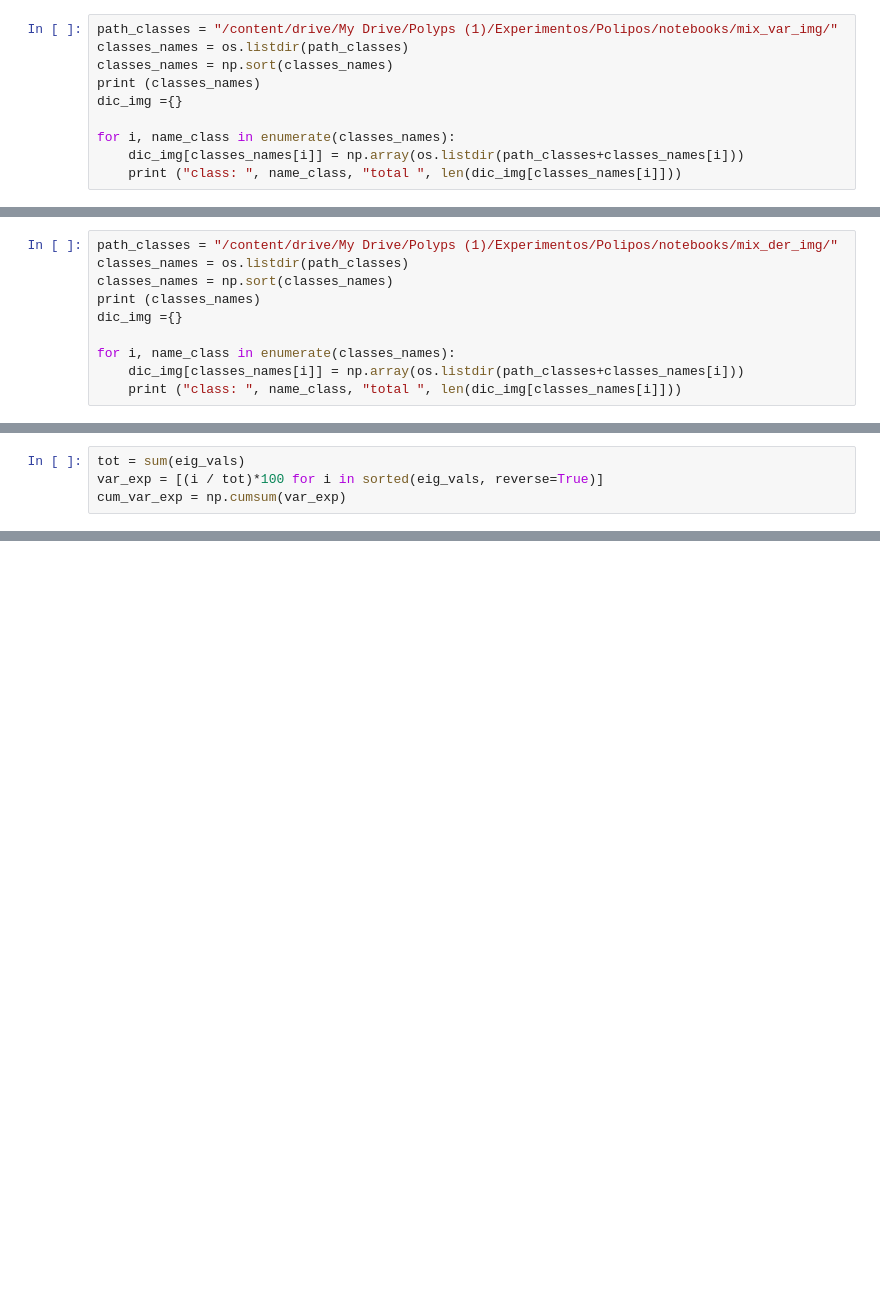
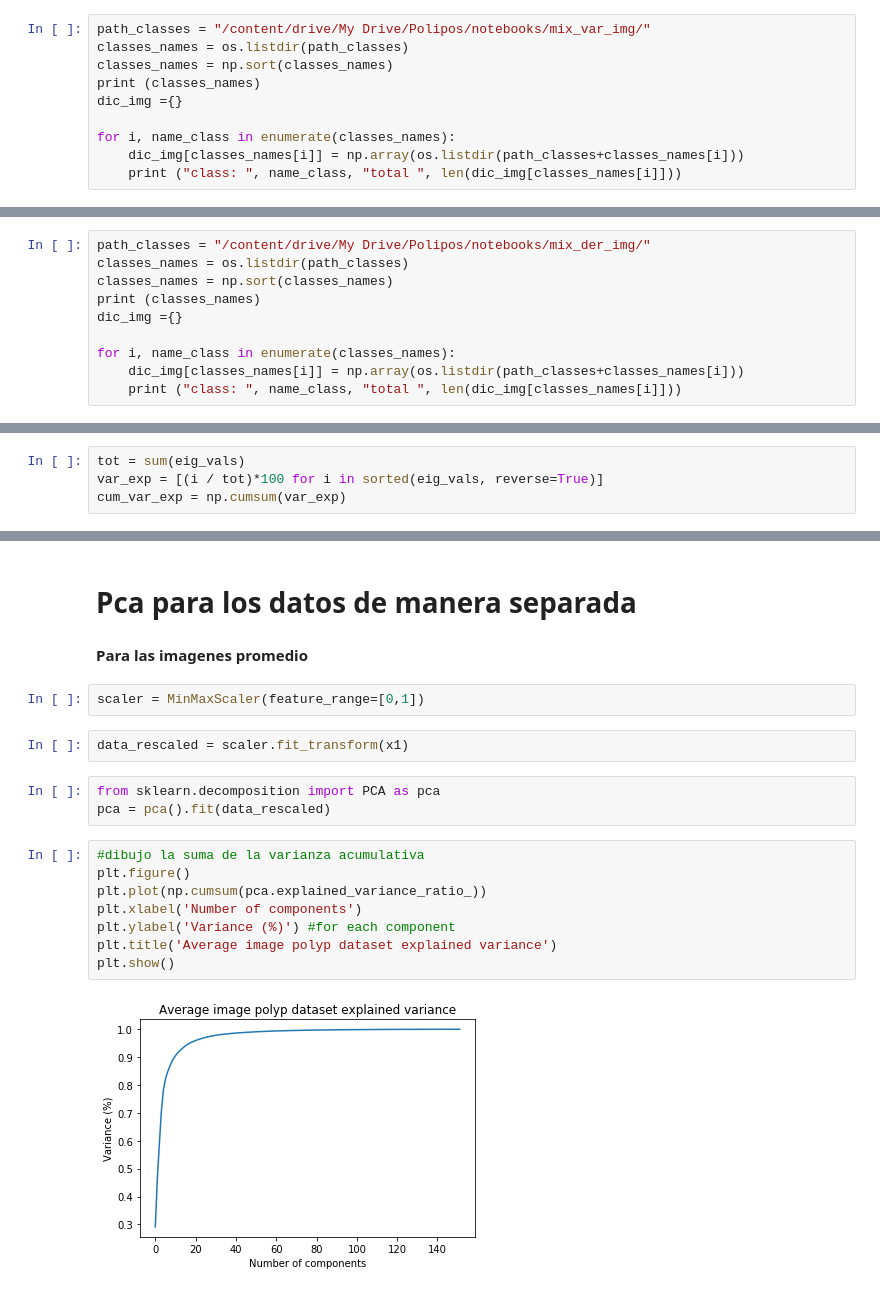
Before and after one commit to FranklinSierra/Polipos, a Jupyter notebook: notebooks/PCA.ipynb, the cells around one changed output, grey strips where cells are left out. Saved outputs shown, nothing was run; the diff lists cells and outputs as text; blank space fills up the shorter version.

Commit message:
PCA para analisis conjunto y separado
se analizan los datos concatenados y por separado tambien

```diff
--- a/notebooks/PCA.ipynb
+++ b/notebooks/PCA.ipynb
@@ -85,7 +90,7 @@ array([[ 2.35555517,  2.35555517,  2.35555517, ...,  2.40471646,
 # %% [markdown]
 ## Conjunto de todas las imagenes varianza
 # %%
-path_classes = "/content/drive/My Drive/Polyps (1)/Experimentos/Polipos/notebooks/mix_var_img/"
+path_classes = "/content/drive/My Drive/Polipos/notebooks/mix_var_img/"
 classes_names = os.listdir(path_classes)
 classes_names = np.sort(classes_names)
 print (classes_names)
@@ -133,7 +138,7 @@ x2 = StandardScaler().fit_transform(x2)
 # %% [markdown]
 ## Conjunto de todas las imagenes derivadas
 # %%
-path_classes = "/content/drive/My Drive/Polyps (1)/Experimentos/Polipos/notebooks/mix_der_img/"
+path_classes = "/content/drive/My Drive/Polipos/notebooks/mix_der_img/"
 classes_names = os.listdir(path_classes)
 classes_names = np.sort(classes_names)
 print (classes_names)
@@ -366,0 +478,21 @@ img_mix.shape
+# %% [markdown]
+# Pca para los datos de manera separada
+# %% [markdown]
+**Para las imagenes promedio**
+# %%
+scaler = MinMaxScaler(feature_range=[0,1])
+# %%
+data_rescaled = scaler.fit_transform(x1)
+# %%
+from sklearn.decomposition import PCA as pca
+pca = pca().fit(data_rescaled)
+# %%
+#dibujo la suma de la varianza acumulativa
+plt.figure()
+plt.plot(np.cumsum(pca.explained_variance_ratio_))
+plt.xlabel('Number of components')
+plt.ylabel('Variance (%)') #for each component
+plt.title('Average image polyp dataset explained variance')
+plt.show()
+# %% [output]
+[figure, added]
```
Also changed, not shown: parts of 67 cells of this notebook, 1 other file.
